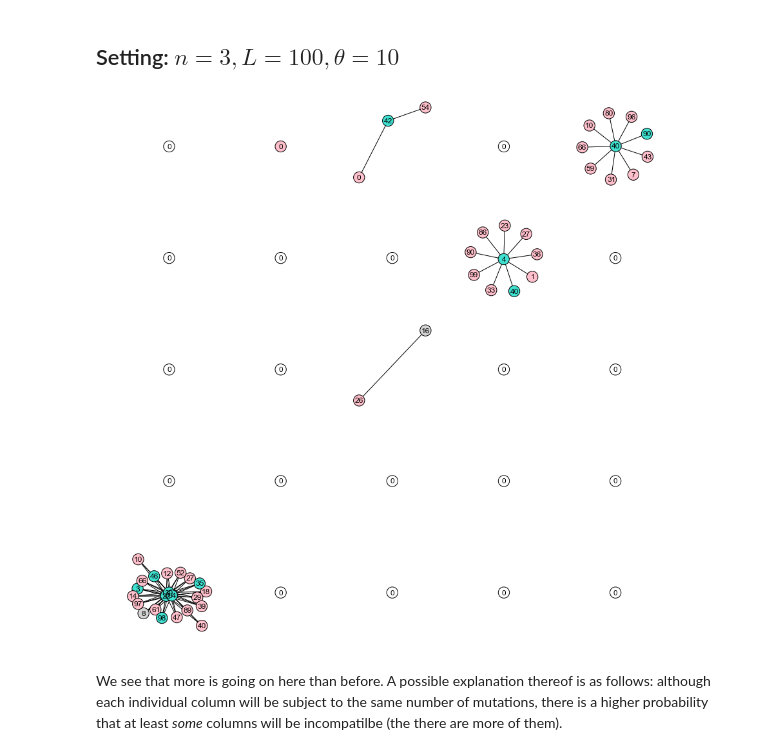
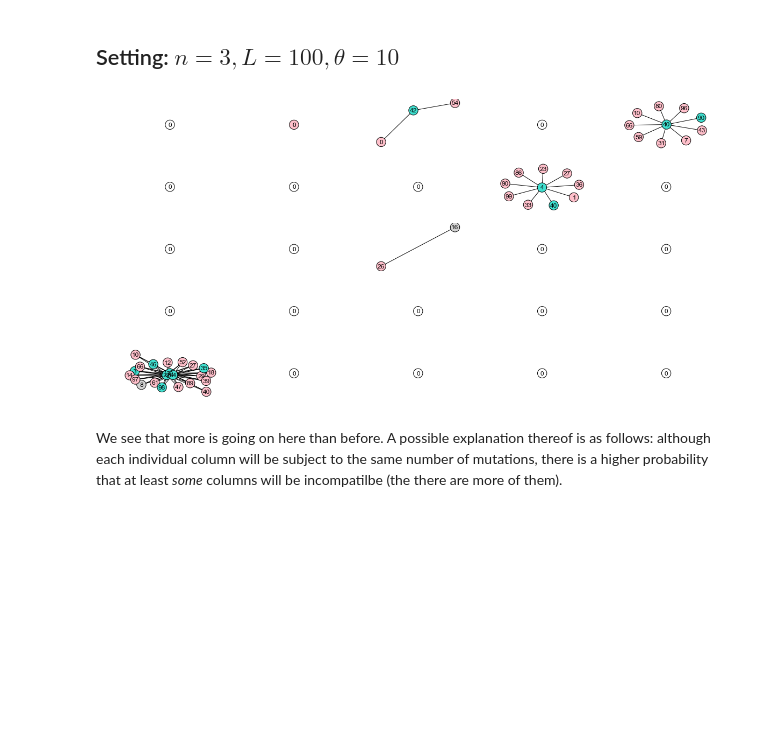
Before and after one commit to Cronjaeger/almost-infinite-sites-recursions, a Jupyter notebook: ipython_notebooks/Computational Experiment -- Recombination vs Recurrence.ipynb, the cells around one changed output. Saved outputs shown, nothing was run; the diff lists cells and outputs as text; code cells hidden in the pictures; blank space fills up the shorter version.

```diff
--- a/ipython_notebooks/Computational Experiment -- Recombination vs Recurrence.ipynb
+++ b/ipython_notebooks/Computational Experiment -- Recombination vs Recurrence.ipynb
@@ -325,19 +360,21 @@ We see here that this leads to an increased pressence of incompatibilities, and
 ## Setting: $n=3, L = 100, \theta = 10$
 # %%
 np.random.seed(1723)
-fig = plt.figure(figsize = (15,15))
+fig = plt.figure(figsize = (20,10))
 cols = 5
 rows = 5
 graphs = rows*cols
 for i in range(graphs):
     plt.subplot(rows,cols,i)
     #print i
     results = simulate_single_graph_and_output_incompatibility_graph(n =3, L = 100, theta = 10.0, draw_largest_connected_component = True)
     #print
     determine_S_of_connected_components(results,print_results=False,with_header=True)
 plt.draw()
+fig.savefig('figures/incompatibility_graphs_5x5_n3_L100_t10.pdf',bbox_inches=0)
+fig.savefig('figures/incompatibility_graphs_5x5_n3_L100_t10.png',bbox_inches=0)
 # %% [output]
-[figure, old version]
+[figure, new version]
 # %% [markdown]
 We see that more is going on here than before. A possible explanation thereof is as follows: although each individual column will be subject to the same number of mutations, there is a higher probability that at least *some* columns will be incompatilbe (the there are more of them).
 # %% [markdown]
```
Also changed, not shown: parts of 10 cells of this notebook, 1 other file.
